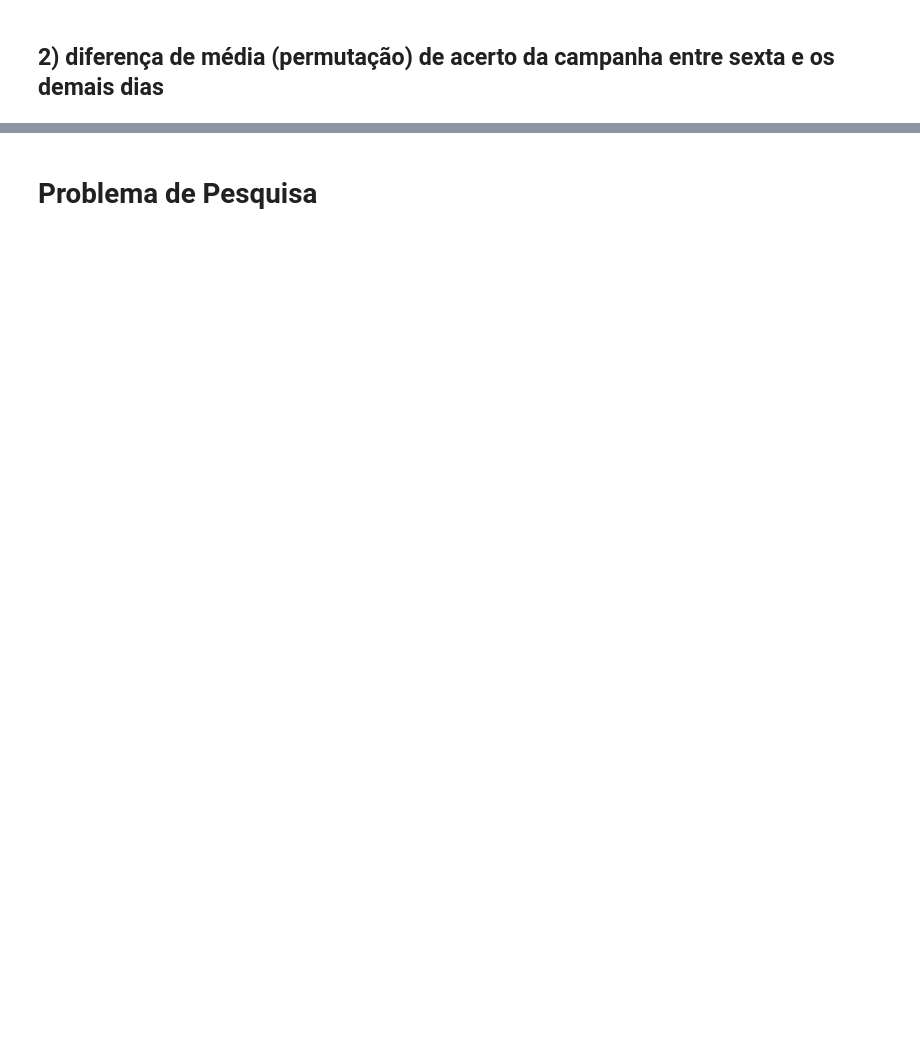
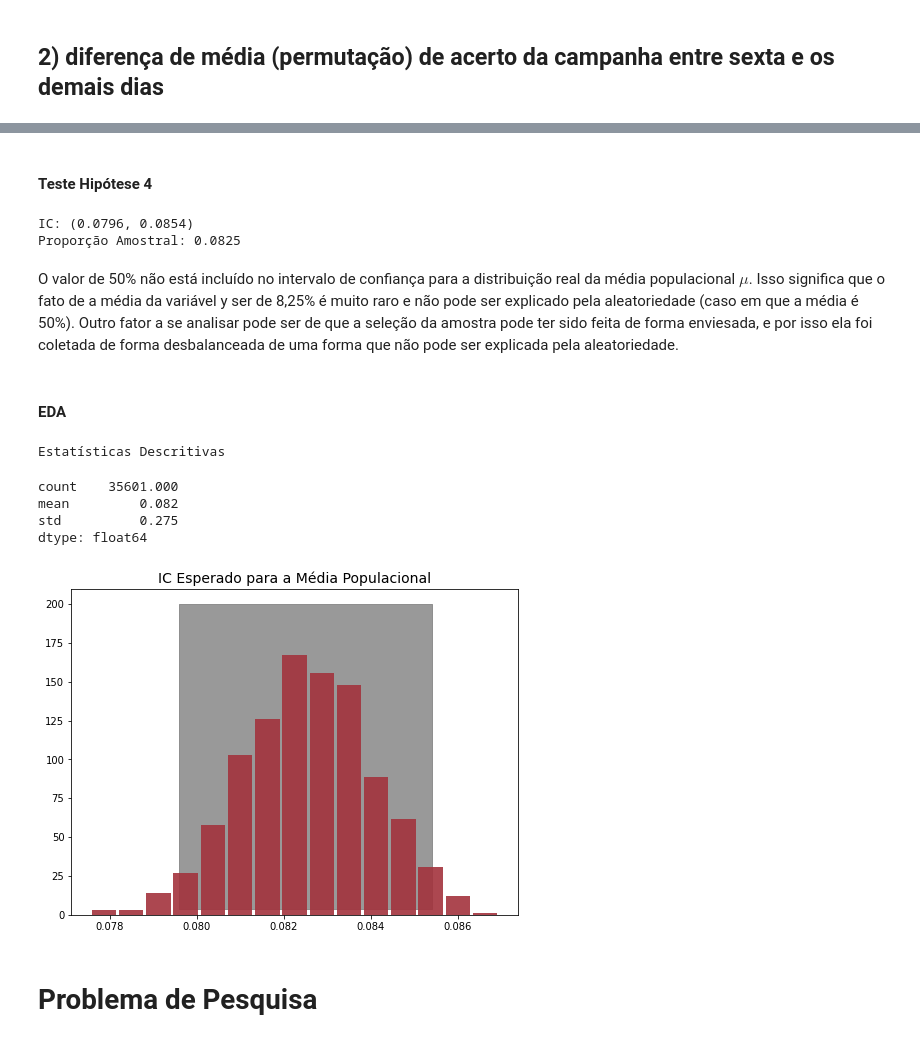
Before and after one commit to bruno-marcelino10/projeto-icd-ufmg, a Jupyter notebook: notebook/EDA.ipynb, the cells around one changed output, grey strips where cells are left out. Cells and saved outputs as stored; diff of their text form; code cells hidden in the pictures; blank space fills up the shorter version.

```diff
--- a/notebook/EDA.ipynb
+++ b/notebook/EDA.ipynb
@@ -279,2 +348,62 @@ print("IC para média entre casados e solteiros:", bootstrap_diff_mean(tmp1, tmp
+# %%
+tmp = df[["housing", "loan", "y"]]
+
+loan = []
+for i in range(len(tmp)):
+    if tmp["housing"].iloc[i] == 'yes' or tmp["loan"].iloc[i] == 'yes':
+        loan.append('yes')
+    else:
+        loan.append('no')
+
+tmp["emprestimo"] = pd.Series(loan)
+tmp.drop(["loan", "housing"], axis=1, inplace=True)
+tmp.dropna(inplace=True)
+tmp.head(3)
+# %% [markdown]
+#### Teste Hipótese 4
+# %%
+def classic_ic(vetor):
+  # altere a função para retornar uma tupla (LI, LS) com os limites do intervalo de confiança
+  x_bar = np.mean(vetor) # p
+  std_bar = np.std(vetor) # p(1-p)
+  n = len(vetor)
+
+  pct_inf = x_bar - (1.96*std_bar/(n**0.5))
+  pct_sup = x_bar + (1.96*std_bar/(n**0.5))
+
+  return pct_inf.round(4), pct_sup.round(4)
+# %%
+tmp3 = np.where(tmp["y"] == 'yes', 1, 0)
+
+print("IC:", classic_ic(tmp3))
+print("Proporção Amostral:", tmp3.mean().round(4))
+# %% [output]
+IC: (0.0796, 0.0854)
+Proporção Amostral: 0.0825
+# %% [markdown]
+O valor de 50% não está incluído no intervalo de confiança para a distribuição real da média populacional $\mu$. Isso significa que o fato de a média da variável y ser de 8,25% é muito raro e não pode ser explicado pela aleatoriedade (caso em que a média é 50%). Outro fator a se analisar pode ser de que a seleção da amostra pode ter sido feita de forma enviesada, e por isso ela foi coletada de forma desbalanceada de uma forma que não pode ser explicada pela aleatoriedade.
+# %% [markdown]
+#### EDA
+# %%
+print("Estatísticas Descritivas")
+pd.Series(tmp3).describe()[:3].round(3)
+# %% [output]
+Estatísticas Descritivas
+count    35601.000
+mean         0.082
+std          0.275
+dtype: float64
+# %%
+import numpy as np
+rand_norm = np.random.normal(tmp3.mean(), tmp3.std()/(len(tmp3)**0.5), 1000)
+ic = classic_ic(tmp3)
+
+plt.hist(rand_norm, color='#A3333D', alpha=0.9, density=False, bins=15, rwidth=0.9)
+plt.title('IC Esperado para a Média Populacional', fontsize=14)
+plt.fill_between([ic[0], ic[1]], 200, 4, color='grey', alpha=0.8)
+fig.tight_layout()
+plt.show()
+# %% [output]
+[figure, added]
 # %% [markdown]
 # Problema de Pesquisa
```
Also changed, not shown: parts of 16 cells of this notebook.
